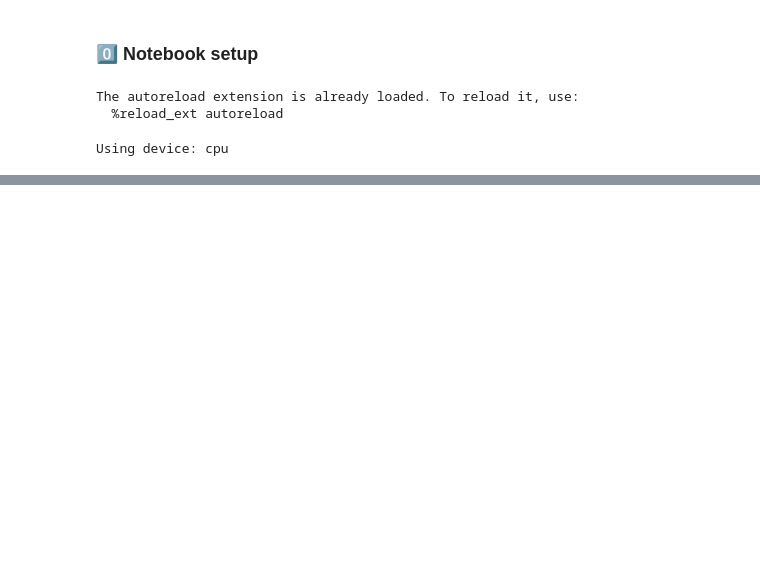
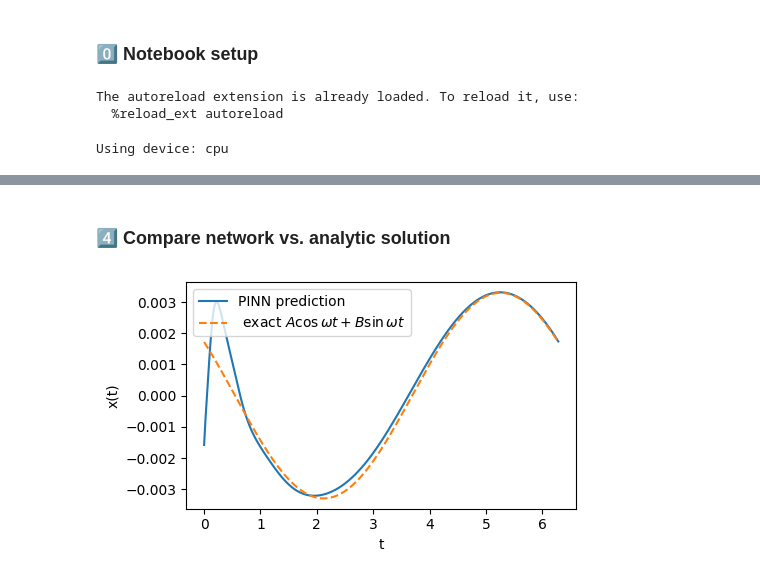
Before and after one commit to Scriber-Labs/lf-pinn-harmonic-oscillator, a Jupyter notebook: notebooks/demo.ipynb, the cells around one changed output, grey strips where cells are left out. Drawn from its saved outputs; the diff is of its cells as text; code cells hidden in the pictures; blank space fills up the shorter version.

```diff
--- a/notebooks/demo.ipynb
+++ b/notebooks/demo.ipynb
@@ -39,0 +90,26 @@ RuntimeError: element 0 of tensors does not require grad and does not have a gra
+# %% [markdown]
+### 4️⃣ Compare network vs. analytic solution
+# %%
+# Dense grid for visualization
+t_dense = torch.linspace(0, 2 * torch.pi, 500, device=device).view(-1, 1)
+with torch.no_grad():
+    x_pred = model(t_dense).cpu().squeeze()
+
+# Fit the two unknown constants (A, B) of the analytic solution
+# x(t) = A * cos(omega*t) + B * sin(omega*t) using least squares.
+t_np = t_dense.cpu().numpy()
+W    = np.column_stack([np.cos(omega * t_np), np.sin(omega * t_np)])
+A_B, *_ = np.linalg.lstsq(W, x_pred.numpy(), rcond=None)    # [A, B]
+
+x_exact = torch.tensor(W @ A_B, dtype=x_pred.dtype)
+
+plt.figure(figsize=(5, 3))
+plt.plot(t_dense.cpu(), x_pred,  label="PINN prediction")
+plt.plot(t_dense.cpu(), x_exact, label=" exact $A\\cos\\omega t+B\\sin\\omega t$", ls="--")
+plt.xlabel("t")
+plt.ylabel("x(t)")
+plt.legend()
+plt.tight_layout()
+plt.show()
+# %% [output]
+[figure, added]
```
Also changed, not shown: parts of 7 cells of this notebook, 4 other files.
